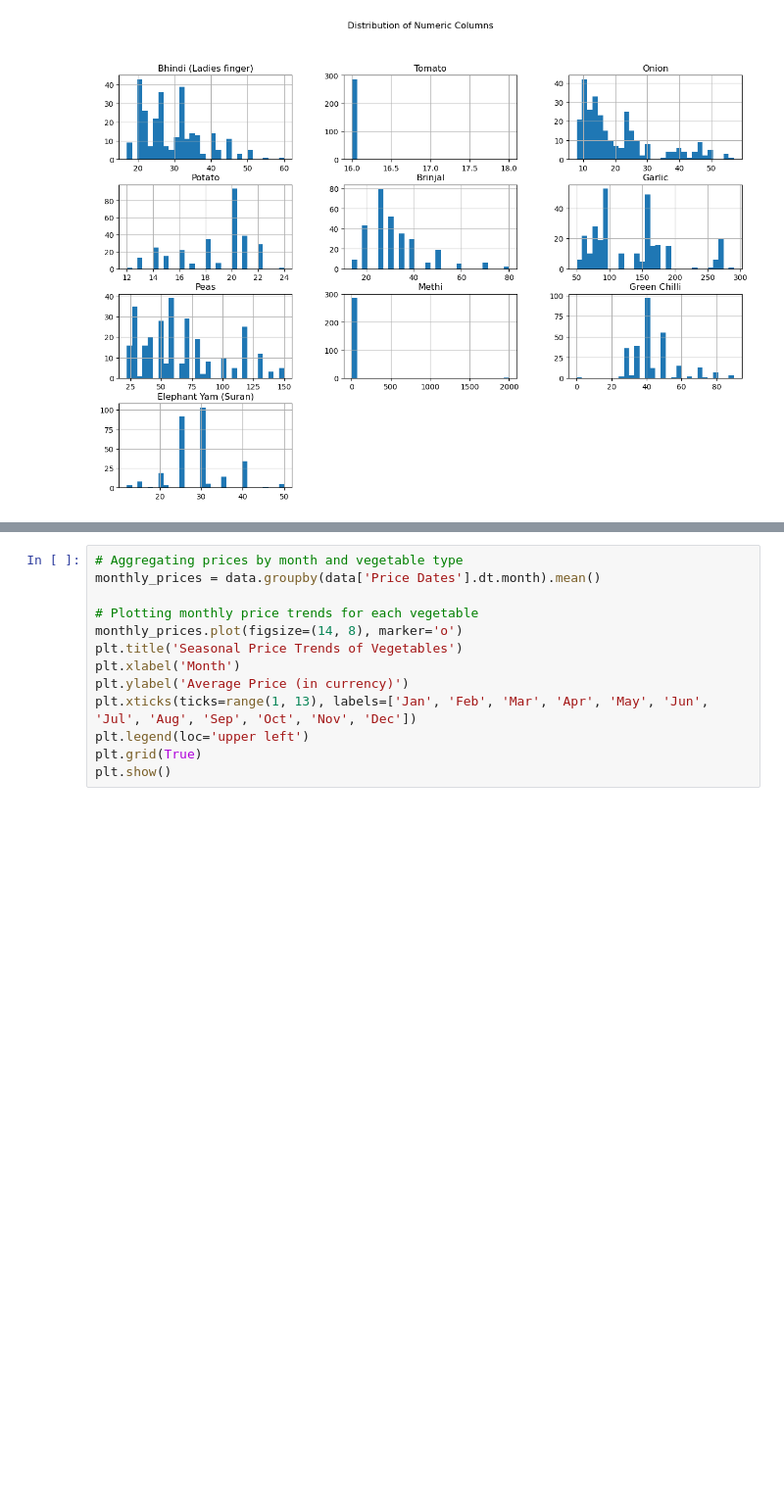
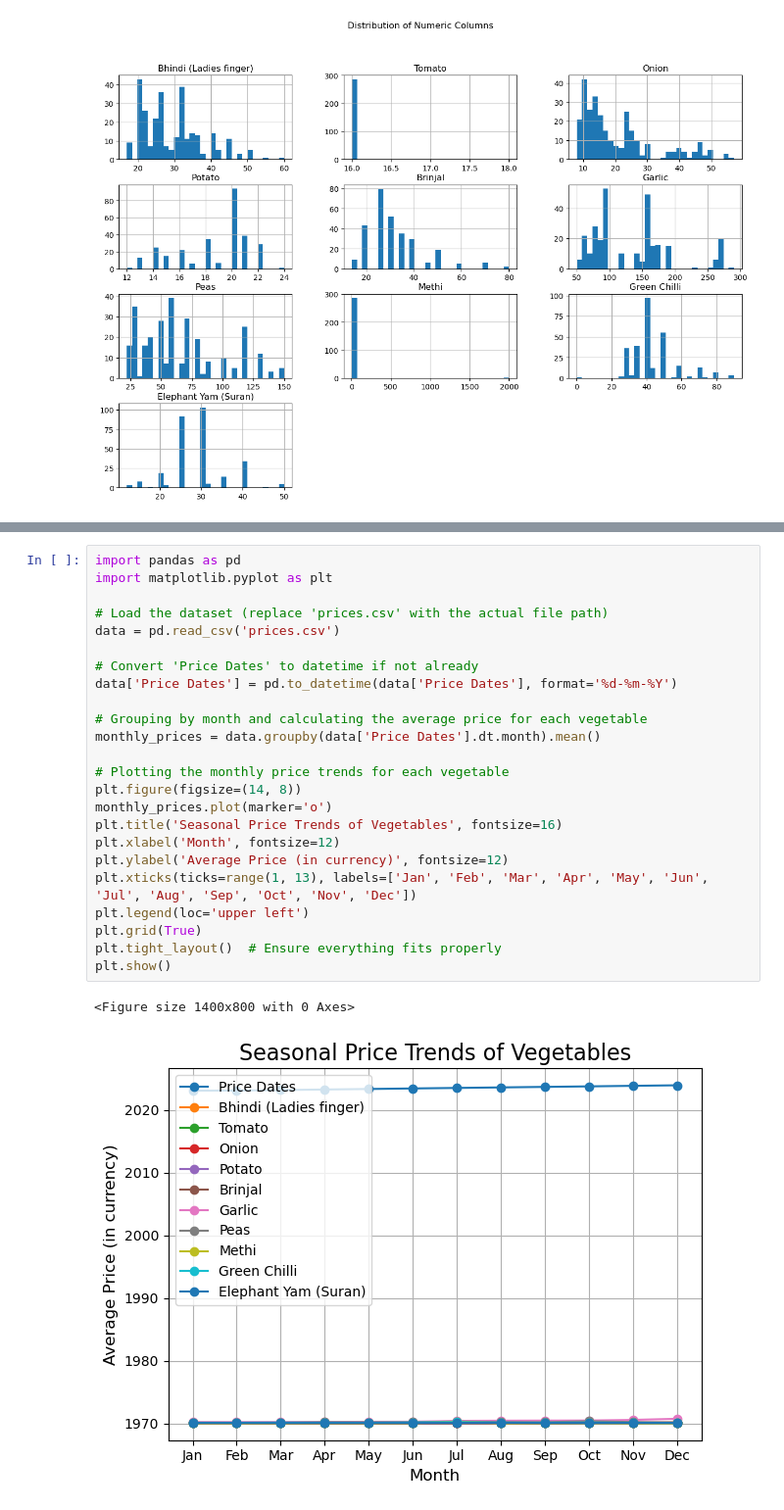
Before and after one commit to leemalatsi79/Team1, a Jupyter notebook: Vegetable Prices.ipynb, the cells around one changed output, grey strips where cells are left out. Shown at 98% size. Cells and saved outputs as stored; diff of their text form; blank space fills up the shorter version.

```diff
--- a/Vegetable Prices.ipynb
+++ b/Vegetable Prices.ipynb
@@ -81,13 +83,27 @@ Error:
 # %%
-# Aggregating prices by month and vegetable type
+import pandas as pd
+import matplotlib.pyplot as plt
+
+# Load the dataset (replace 'prices.csv' with the actual file path)
+data = pd.read_csv('prices.csv')
+
+# Convert 'Price Dates' to datetime if not already
+data['Price Dates'] = pd.to_datetime(data['Price Dates'], format='%d-%m-%Y')
+
+# Grouping by month and calculating the average price for each vegetable
 monthly_prices = data.groupby(data['Price Dates'].dt.month).mean()
 
-# Plotting monthly price trends for each vegetable
-monthly_prices.plot(figsize=(14, 8), marker='o')
-plt.title('Seasonal Price Trends of Vegetables')
-plt.xlabel('Month')
-plt.ylabel('Average Price (in currency)')
+# Plotting the monthly price trends for each vegetable
+plt.figure(figsize=(14, 8))
+monthly_prices.plot(marker='o')
+plt.title('Seasonal Price Trends of Vegetables', fontsize=16)
+plt.xlabel('Month', fontsize=12)
+plt.ylabel('Average Price (in currency)', fontsize=12)
 plt.xticks(ticks=range(1, 13), labels=['Jan', 'Feb', 'Mar', 'Apr', 'May', 'Jun', 'Jul', 'Aug', 'Sep', 'Oct', 'Nov', 'Dec'])
 plt.legend(loc='upper left')
 plt.grid(True)
+plt.tight_layout()  # Ensure everything fits properly
 plt.show()
+# %% [output]
+<Figure size 1400x800 with 0 Axes>
+[figure, added]
```
Also changed, not shown: parts of 29 cells of this notebook.
